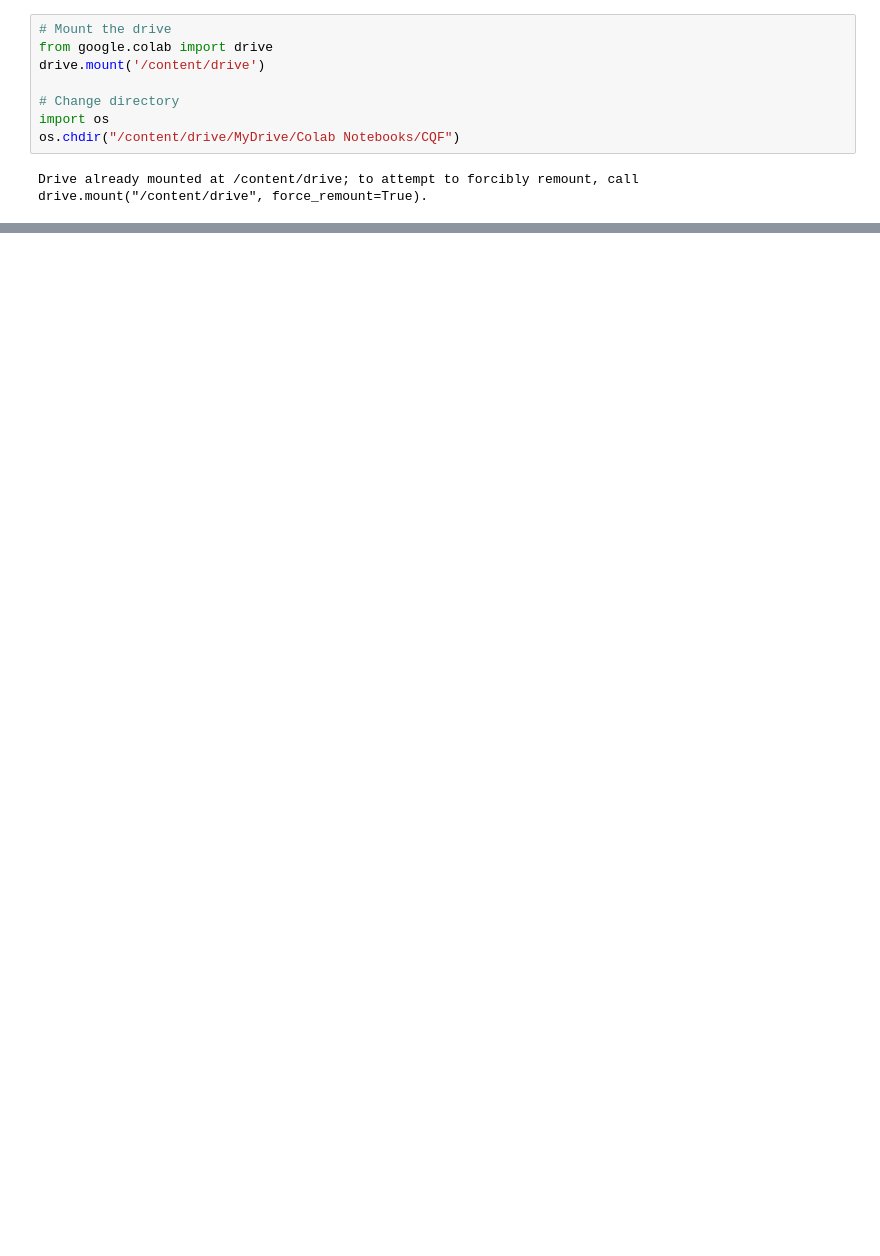
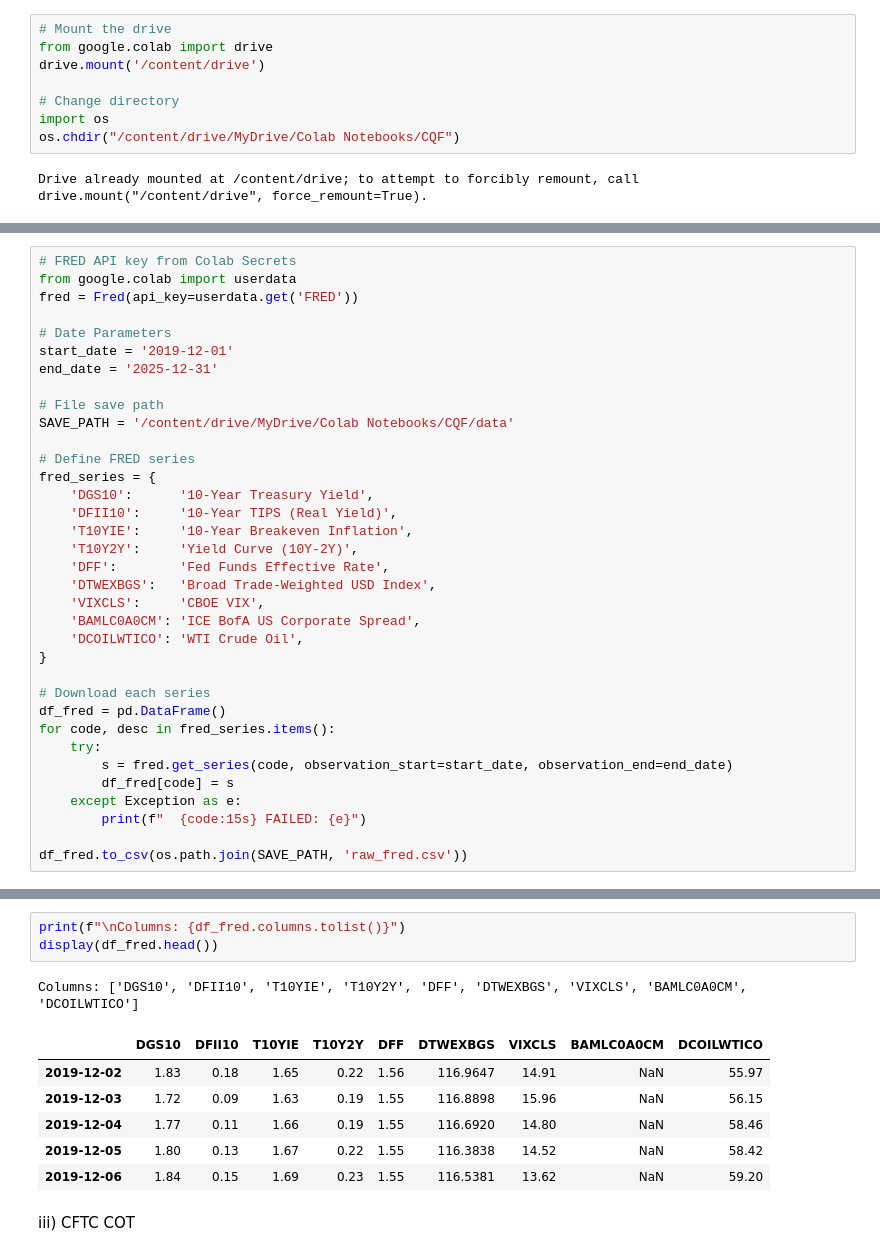
Before and after one commit to jade-lam/CQF, a Jupyter notebook: CQF_Exam_3.ipynb, the cells around one changed output, grey strips where cells are left out. Saved outputs shown, nothing was run; the diff lists cells and outputs as text; blank space fills up the shorter version.

```diff
--- a/CQF_Exam_3.ipynb
+++ b/CQF_Exam_3.ipynb
@@ -160,0 +210,35 @@ df_cot[df_cot['Market and Exchange Names'].str.contains('GOLD', case=False)].hea
+# %%
+# FRED API key from Colab Secrets
+from google.colab import userdata
+fred = Fred(api_key=userdata.get('FRED'))
+
+# Date Parameters
+start_date = '2019-12-01'
+end_date = '2025-12-31'
+
+# File save path
+SAVE_PATH = '/content/drive/MyDrive/Colab Notebooks/CQF/data'
+
+# Define FRED series
+fred_series = {
+    'DGS10':      '10-Year Treasury Yield',
+    'DFII10':     '10-Year TIPS (Real Yield)',
+    'T10YIE':     '10-Year Breakeven Inflation',
+    'T10Y2Y':     'Yield Curve (10Y-2Y)',
+    'DFF':        'Fed Funds Effective Rate',
+    'DTWEXBGS':   'Broad Trade-Weighted USD Index',
+    'VIXCLS':     'CBOE VIX',
+    'BAMLC0A0CM': 'ICE BofA US Corporate Spread',
+    'DCOILWTICO': 'WTI Crude Oil',
+}
+
+# Download each series
+df_fred = pd.DataFrame()
+for code, desc in fred_series.items():
+    try:
+        s = fred.get_series(code, observation_start=start_date, observation_end=end_date)
+        df_fred[code] = s
+    except Exception as e:
+        print(f"  {code:15s} FAILED: {e}")
+
+df_fred.to_csv(os.path.join(SAVE_PATH, 'raw_fred.csv'))
@@ -160,0 +265,13 @@ df_cot[df_cot['Market and Exchange Names'].str.contains('GOLD', case=False)].hea
+# %%
+print(f"\nColumns: {df_fred.columns.tolist()}")
+display(df_fred.head())
+# %% [output]
+Columns: ['DGS10', 'DFII10', 'T10YIE', 'T10Y2Y', 'DFF', 'DTWEXBGS', 'VIXCLS', 'BAMLC0A0CM', 'DCOILWTICO']
+|  | DGS10 | DFII10 | T10YIE | T10Y2Y | DFF | DTWEXBGS | VIXCLS | BAMLC0A0CM | DCOILWTICO |
+| 2019-12-02 | 1.83 | 0.18 | 1.65 | 0.22 | 1.56 | 116.9647 | 14.91 | NaN | 55.97 |
+| 2019-12-03 | 1.72 | 0.09 | 1.63 | 0.19 | 1.55 | 116.8898 | 15.96 | NaN | 56.15 |
+| 2019-12-04 | 1.77 | 0.11 | 1.66 | 0.19 | 1.55 | 116.6920 | 14.80 | NaN | 58.46 |
+| 2019-12-05 | 1.80 | 0.13 | 1.67 | 0.22 | 1.55 | 116.3838 | 14.52 | NaN | 58.42 |
+| 2019-12-06 | 1.84 | 0.15 | 1.69 | 0.23 | 1.55 | 116.5381 | 13.62 | NaN | 59.20 |
+# %% [markdown]
+iii) CFTC COT
```
Also changed, not shown: parts of 16 cells of this notebook.
